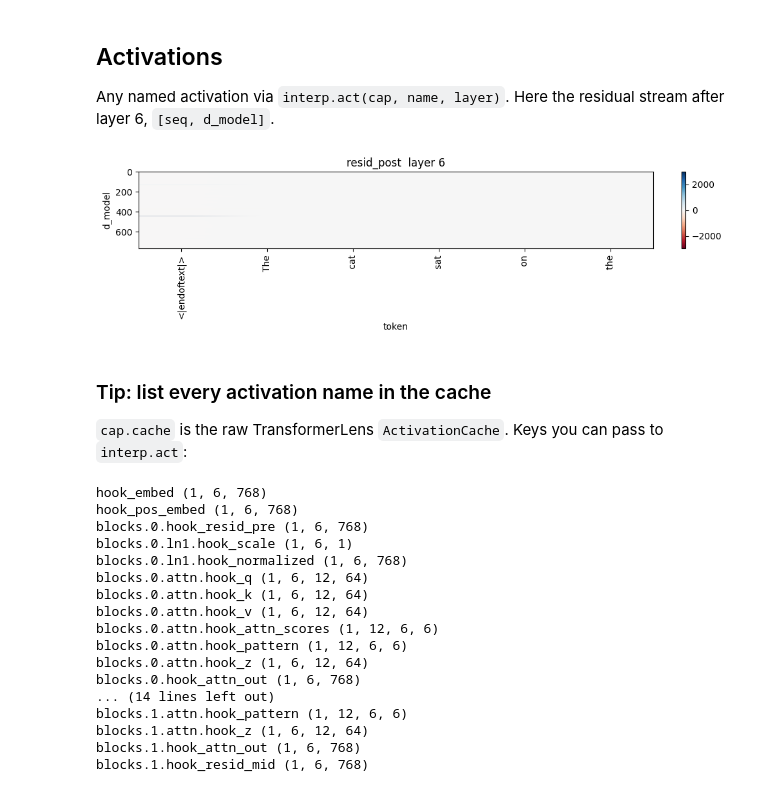
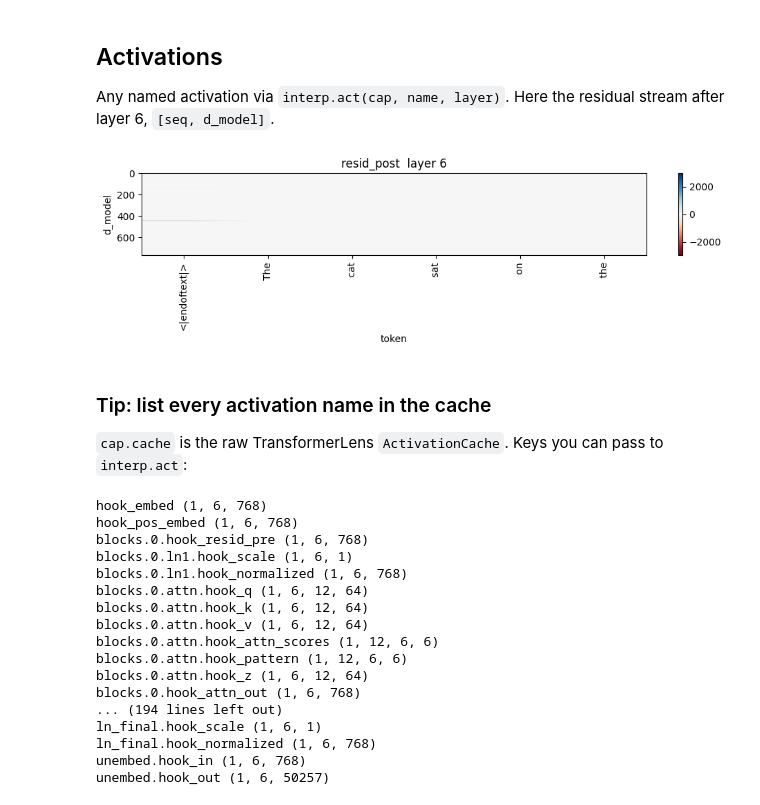
Before and after one commit to nshelton/c3p0, a Jupyter notebook: viz.ipynb, the cells around one changed output. Cells and saved outputs as stored; diff of their text form; code cells hidden in the pictures.

```diff
--- a/viz.ipynb
+++ b/viz.ipynb
@@ -107,24 +109,24 @@ Any named activation via `interp.act(cap, name, layer)`. Here the residual strea
 # %%
 r = interp.act(cap, "resid_post", 6)  # [seq, d_model]
 lim = np.abs(r).max()
 
 plt.figure(figsize=(10, 3))
 plt.imshow(r.T, aspect="auto", cmap="RdBu", vmin=-lim, vmax=lim)
 plt.xticks(range(len(cap.tokens)), cap.tokens, rotation=90)
 plt.xlabel("token")
 plt.ylabel("d_model")
 plt.title("resid_post  layer 6")
-plt.colorbar(fraction=0.046)
+plt.colorbar()
 plt.tight_layout()
 plt.show()
 # %% [output]
-[figure, old version]
+[figure, new version]
 # %% [markdown]
 ### Tip: list every activation name in the cache
 
 `cap.cache` is the raw TransformerLens `ActivationCache`. Keys you can pass to `interp.act`:
 # %%
-for k in list(cap.cache.keys())[:30]:
+for k in list(cap.cache.keys()):
     print(k, tuple(cap.cache[k].shape))
 # %% [output]
 hook_embed (1, 6, 768)
@@ -139,8 +141,8 @@ blocks.0.attn.hook_attn_scores (1, 12, 6, 6)
 blocks.0.attn.hook_pattern (1, 12, 6, 6)
 blocks.0.attn.hook_z (1, 6, 12, 64)
 blocks.0.hook_attn_out (1, 6, 768)
-... (14 lines left out)
-blocks.1.attn.hook_pattern (1, 12, 6, 6)
-blocks.1.attn.hook_z (1, 6, 12, 64)
-blocks.1.hook_attn_out (1, 6, 768)
-blocks.1.hook_resid_mid (1, 6, 768)
+... (194 lines left out)
+ln_final.hook_scale (1, 6, 1)
+ln_final.hook_normalized (1, 6, 768)
+unembed.hook_in (1, 6, 768)
+unembed.hook_out (1, 6, 50257)
```
Also changed, not shown: parts of 1 cell of this notebook, 1 other file.
